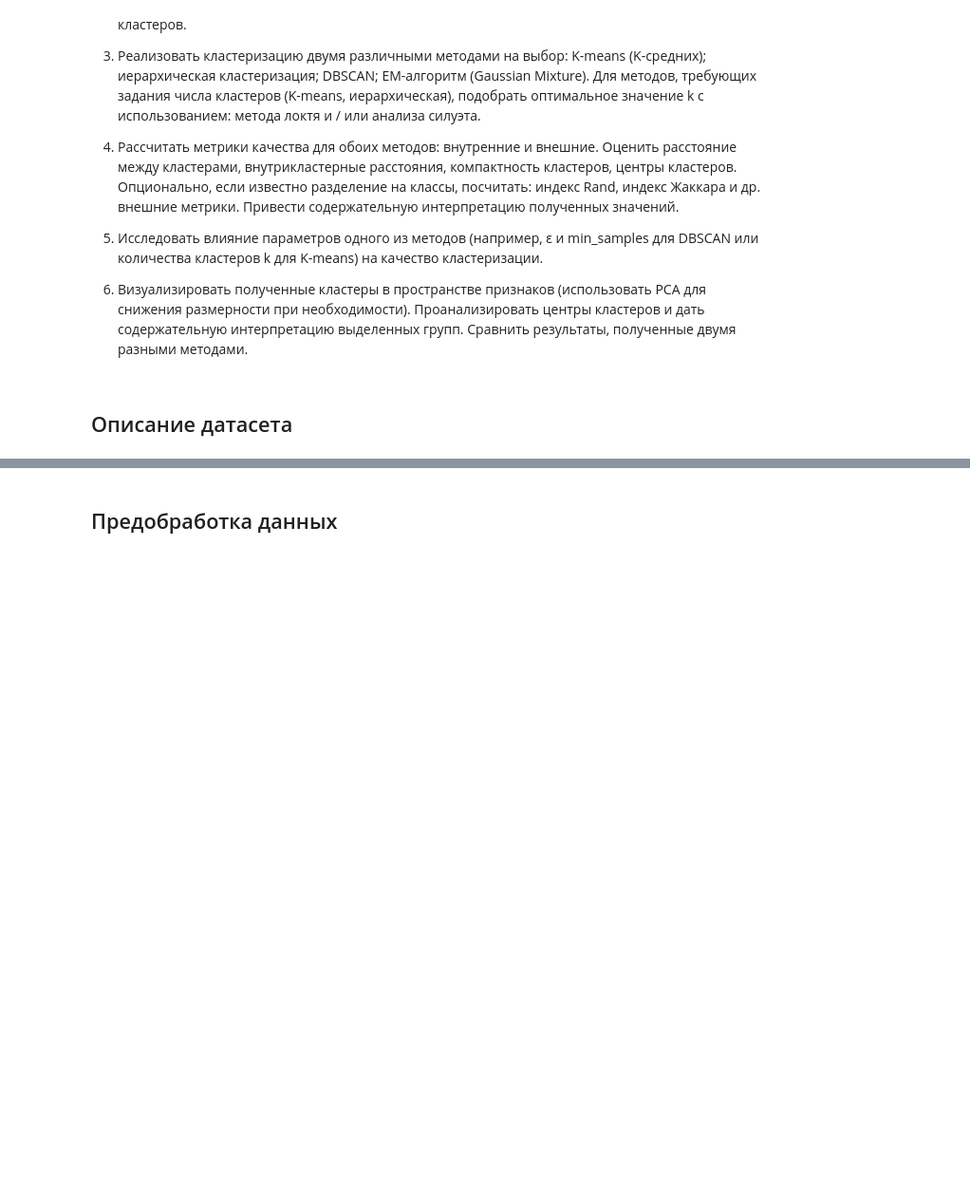
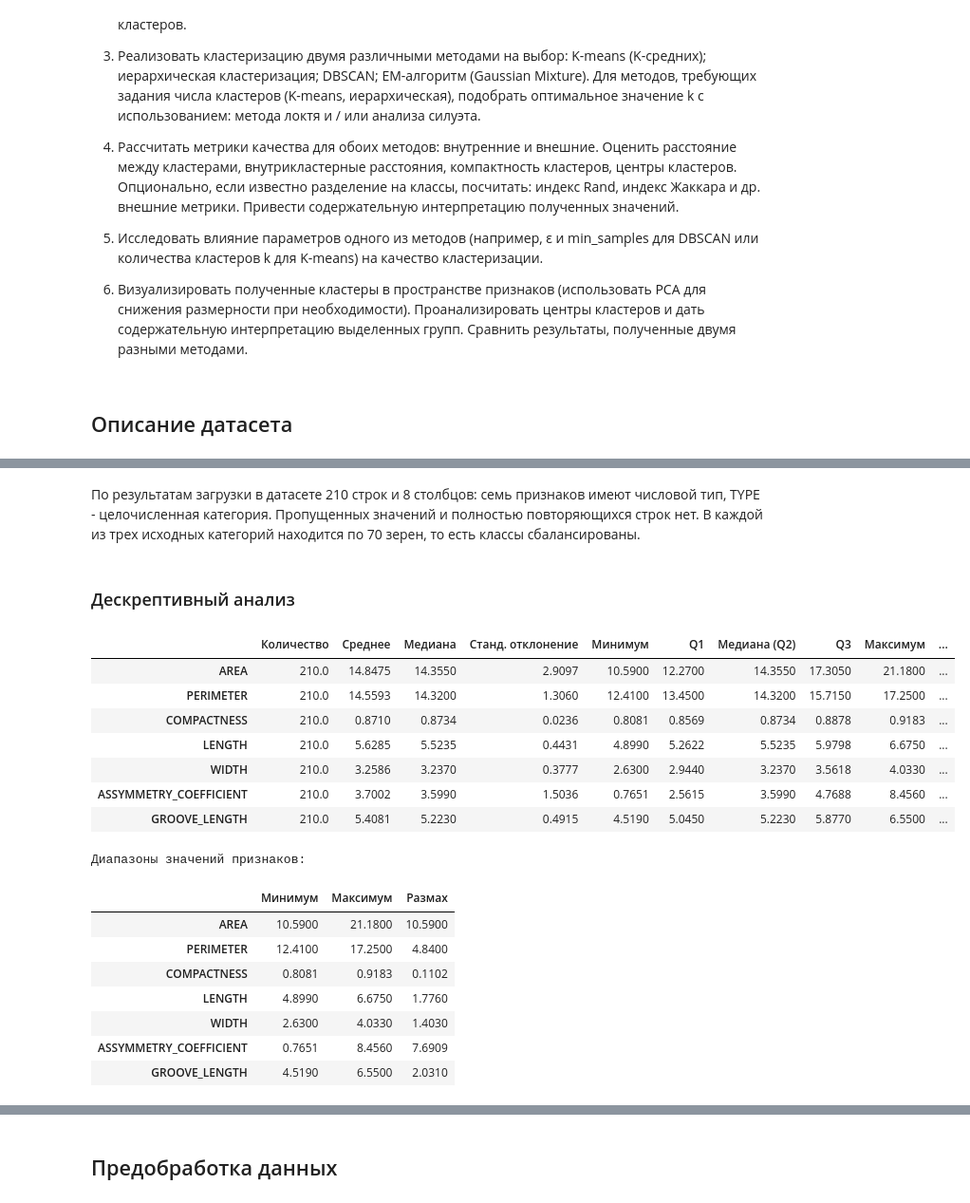
Before and after one commit to violllin/lab3_clustering, a Jupyter notebook: lab3.ipynb, the cells around one changed output, grey strips where cells are left out. Shown at 95% size. Cells and saved outputs as stored; diff of their text form; code cells hidden in the pictures; blank space fills up the shorter version.

```diff
--- a/lab3.ipynb
+++ b/lab3.ipynb
@@ -23,0 +125,36 @@
+# %% [markdown]
+По результатам загрузки в датасете 210 строк и 8 столбцов: семь признаков имеют числовой тип, TYPE - целочисленная категория. Пропущенных значений и полностью повторяющихся строк нет. В каждой из трех исходных категорий находится по 70 зерен, то есть классы сбалансированы.
+# %% [markdown]
+### Дескрептивный анализ
+# %%
+summary = X.describe().T
+summary['Медиана'] = X.median()
+summary['Асимметрия распределения'] = X.apply(skew)
+summary = summary[['count', 'mean', 'Медиана', 'std', 'min', '25%', '50%', '75%', 'max', 'Асимметрия распределения']]
+summary = summary.rename(columns={
+    'count': 'Количество', 'mean': 'Среднее', 'std': 'Станд. отклонение',
+    'min': 'Минимум', '25%': 'Q1', '50%': 'Медиана (Q2)', '75%': 'Q3', 'max': 'Максимум'
+})
+display(summary.round(4))
+
+print('Диапазоны значений признаков:')
+ranges = pd.DataFrame({'Минимум': X.min(), 'Максимум': X.max(), 'Размах': X.max() - X.min()})
+display(ranges.round(4))
+# %% [output]
+|  | Количество | Среднее | Медиана | Станд. отклонение | Минимум | Q1 | Медиана (Q2) | Q3 | Максимум | ... |
+| AREA | 210.0 | 14.8475 | 14.3550 | 2.9097 | 10.5900 | 12.2700 | 14.3550 | 17.3050 | 21.1800 | ... |
+| PERIMETER | 210.0 | 14.5593 | 14.3200 | 1.3060 | 12.4100 | 13.4500 | 14.3200 | 15.7150 | 17.2500 | ... |
+| COMPACTNESS | 210.0 | 0.8710 | 0.8734 | 0.0236 | 0.8081 | 0.8569 | 0.8734 | 0.8878 | 0.9183 | ... |
+| LENGTH | 210.0 | 5.6285 | 5.5235 | 0.4431 | 4.8990 | 5.2622 | 5.5235 | 5.9798 | 6.6750 | ... |
+| WIDTH | 210.0 | 3.2586 | 3.2370 | 0.3777 | 2.6300 | 2.9440 | 3.2370 | 3.5618 | 4.0330 | ... |
+| ASSYMMETRY_COEFFICIENT | 210.0 | 3.7002 | 3.5990 | 1.5036 | 0.7651 | 2.5615 | 3.5990 | 4.7688 | 8.4560 | ... |
+| GROOVE_LENGTH | 210.0 | 5.4081 | 5.2230 | 0.4915 | 4.5190 | 5.0450 | 5.2230 | 5.8770 | 6.5500 | ... |
+Диапазоны значений признаков:
+|  | Минимум | Максимум | Размах |
+| AREA | 10.5900 | 21.1800 | 10.5900 |
+| PERIMETER | 12.4100 | 17.2500 | 4.8400 |
+| COMPACTNESS | 0.8081 | 0.9183 | 0.1102 |
+| LENGTH | 4.8990 | 6.6750 | 1.7760 |
+| WIDTH | 2.6300 | 4.0330 | 1.4030 |
+| ASSYMMETRY_COEFFICIENT | 0.7651 | 8.4560 | 7.6909 |
+| GROOVE_LENGTH | 4.5190 | 6.5500 | 2.0310 |
```
Also changed, not shown: parts of 13 cells of this notebook, 2 other files.
